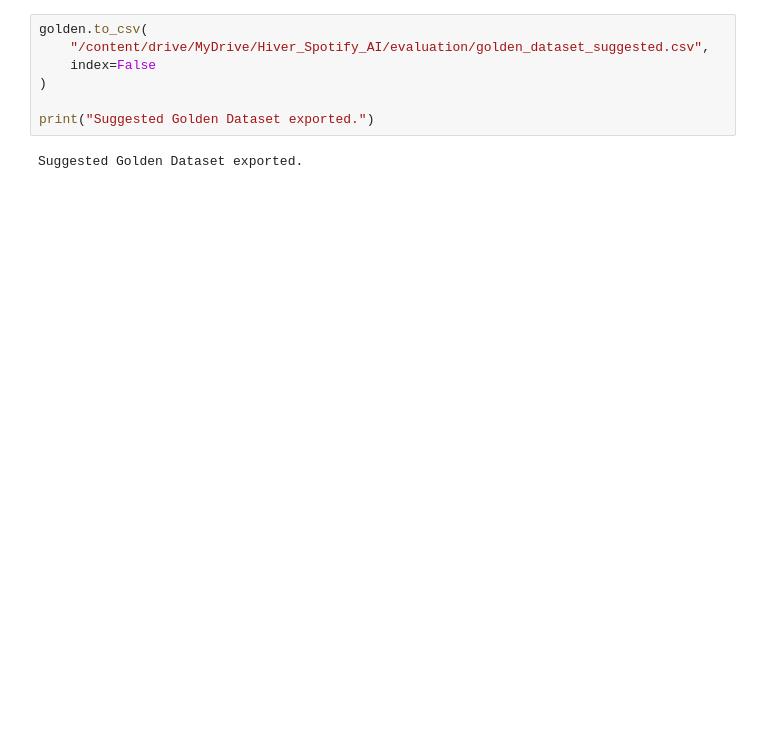
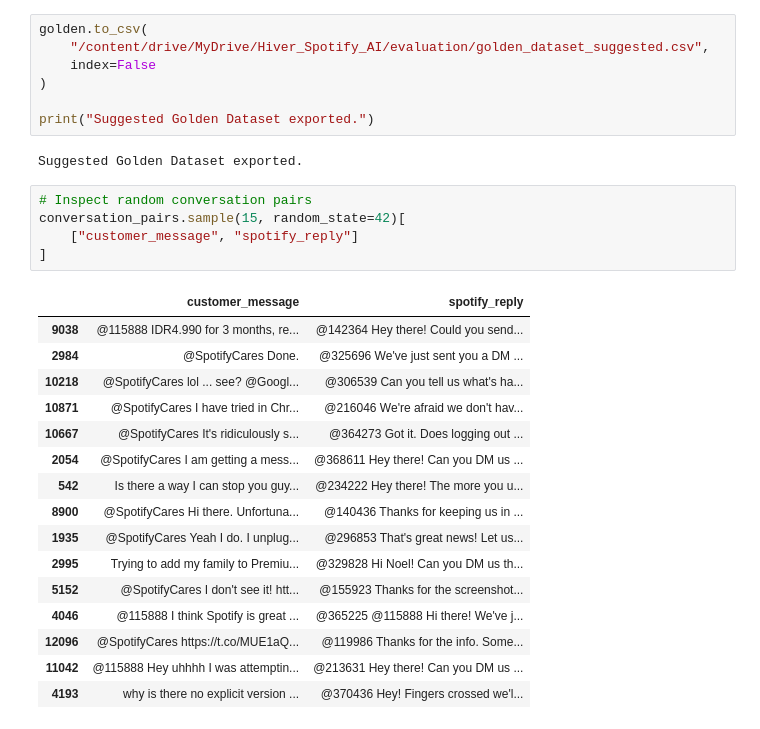
Before and after one commit to Rukshana-S/hiver-spotify-ai-support-agent, a Jupyter notebook: 01_spotify_data_preprocessing.ipynb, the cells around one changed output. Cells and saved outputs as stored; diff of their text form; blank space fills up the shorter version.

```diff
--- a/01_spotify_data_preprocessing.ipynb
+++ b/01_spotify_data_preprocessing.ipynb
@@ -874,3 +874,25 @@ golden.to_csv(
 print("Suggested Golden Dataset exported.")
 # %% [output]
 Suggested Golden Dataset exported.
+# %%
+# Inspect random conversation pairs
+conversation_pairs.sample(15, random_state=42)[
+    ["customer_message", "spotify_reply"]
+]
+# %% [output]
+|  | customer_message | spotify_reply |
+| 9038 | @115888 IDR4.990 for 3 months, re... | @142364 Hey there! Could you send... |
+| 2984 | @SpotifyCares Done. | @325696 We've just sent you a DM ... |
+| 10218 | @SpotifyCares lol ... see? @Googl... | @306539 Can you tell us what's ha... |
+| 10871 | @SpotifyCares I have tried in Chr... | @216046 We're afraid we don't hav... |
+| 10667 | @SpotifyCares It's ridiculously s... | @364273 Got it. Does logging out ... |
+| 2054 | @SpotifyCares I am getting a mess... | @368611 Hey there! Can you DM us ... |
+| 542 | Is there a way I can stop you guy... | @234222 Hey there! The more you u... |
+| 8900 | @SpotifyCares Hi there. Unfortuna... | @140436 Thanks for keeping us in ... |
+| 1935 | @SpotifyCares Yeah I do. I unplug... | @296853 That's great news! Let us... |
+| 2995 | Trying to add my family to Premiu... | @329828 Hi Noel! Can you DM us th... |
+| 5152 | @SpotifyCares I don't see it! htt... | @155923 Thanks for the screenshot... |
+| 4046 | @115888 I think Spotify is great ... | @365225 @115888 Hi there! We've j... |
+| 12096 | @SpotifyCares https://t.co/MUE1aQ... | @119986 Thanks for the info. Some... |
+| 11042 | @115888 Hey uhhhh I was attemptin... | @213631 Hey there! Can you DM us ... |
+| 4193 | why is there no explicit version ... | @370436 Hey! Fingers crossed we'l... |
```
Also changed, not shown: parts of 10 cells of this notebook.
